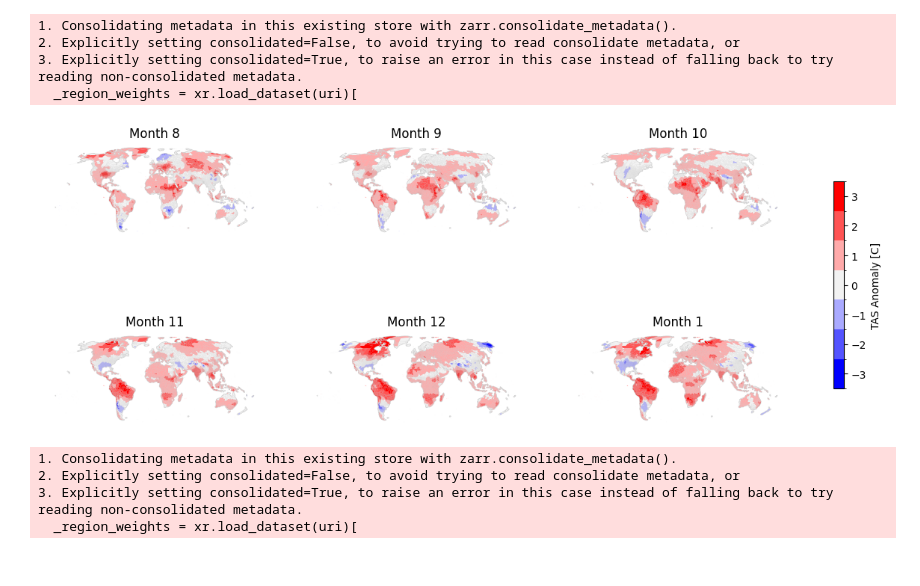
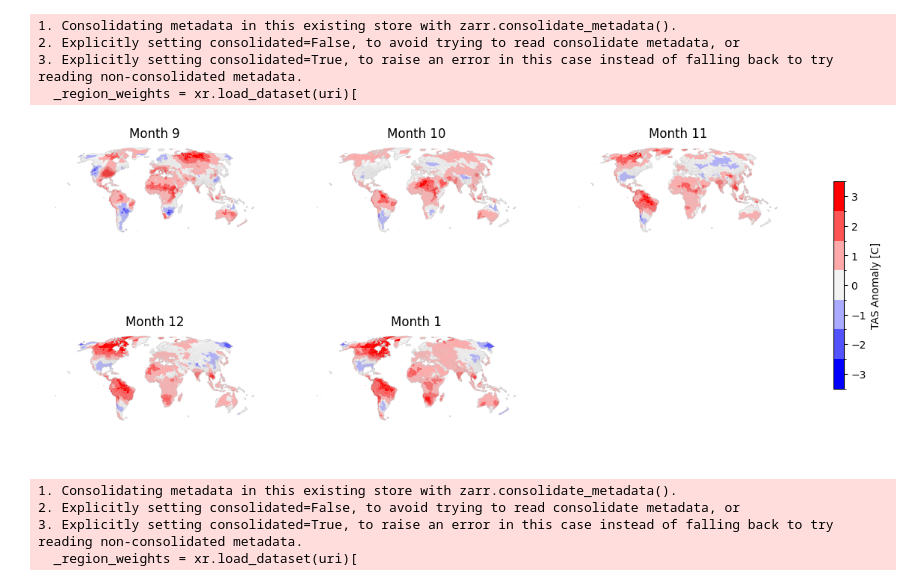
Before and after one commit to ezuetell/poreallas, a Jupyter notebook: analysis/p00_paper_figures.ipynb, the cells around one changed output. Saved outputs shown, nothing was run; the diff lists cells and outputs as text; code cells hidden in the pictures.

Commit message:
Update figure plotting notebooks to new utils

```diff
--- a/analysis/p00_paper_figures.ipynb
+++ b/analysis/p00_paper_figures.ipynb
@@ -214,10 +221,10 @@ Average forecast monthly temperature anomaly
 s51 = xr.open_zarr(os.path.join(DATA_DIR, TAS_FORECAST_RAW))
 forecast = s51.sel(time=slice("2026-08-01", "2027-01-31")).groupby("time.month").mean()
 hindcast = (
-    s51.sel(time=slice("1996-08-01", "2025-12-31"))
+    s51.sel(time=config.baseline_period)
     .groupby("time.month")
     .mean()
-    .sel(month=[1, 8, 9, 10, 11, 12])
+    .sel(month=config.months)
 )
 # %%
 anomaly = forecast["tas"] - hindcast["tas"]
@@ -225,7 +232,7 @@ anomaly.name = "forecast_anomaly"
 # %%
 anomaly_ir = isku_utils.grid_to_ir(anomaly.compute(), savefile=None)
 _polygons_anomaly = analysis_utils.xarray_to_gpd(
-    anomaly_ir.mean(dim="number"), _polygons
+    anomaly_ir.mean(dim="number"), config.polygons
 )
 # %% [output]
 1. Consolidating metadata in this existing store with zarr.consolidate_metadata().
@@ -235,15 +242,15 @@ _polygons_anomaly = analysis_utils.xarray_to_gpd(
 # %%
 fig = plotting_utils.plot_monthly(
     _polygons_anomaly,
     col="value",
     cm="bwr",
     sup_title="",
     cbar_label="TAS Anomaly [C]",
-    month_order=[8, 9, 10, 11, 12, 1],
+    month_order=config.months,
 )
 fig.savefig("figA3raw_2608_anomaly.png", dpi=600, bbox_inches="tight")
 # %% [output]
-[figure, old version]
+[figure, new version]
 # %%
 ## Corrected ##
 era5 = xr.open_zarr(os.path.join(DATA_DIR, ERA5_URI)).sel(
```
Also changed, not shown: parts of 16 cells of this notebook, 2 other files.
